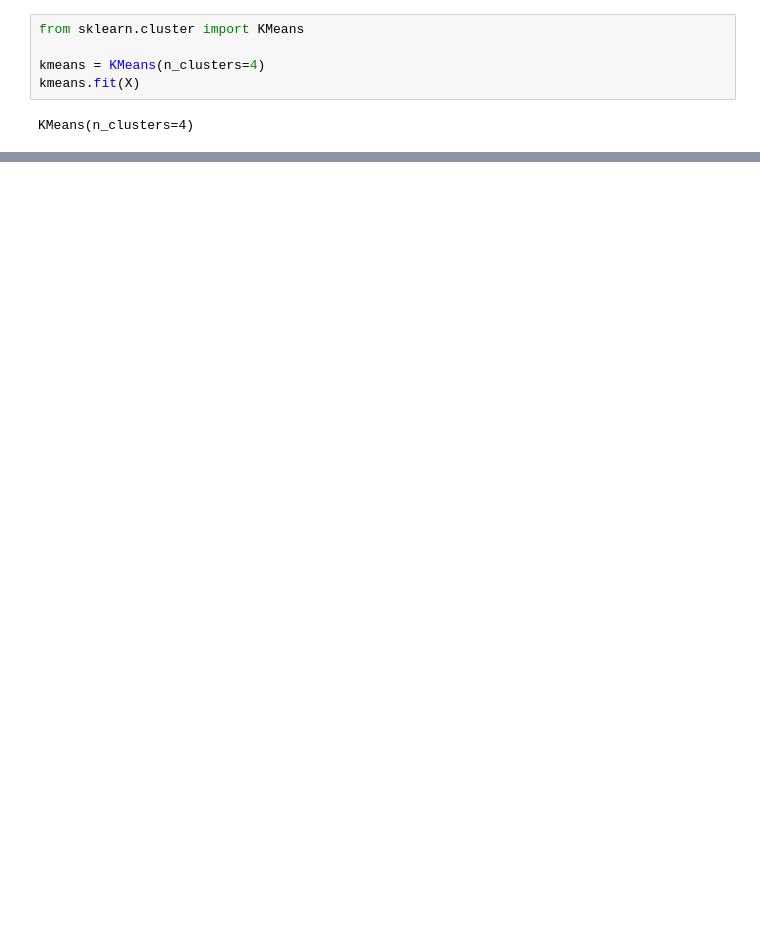
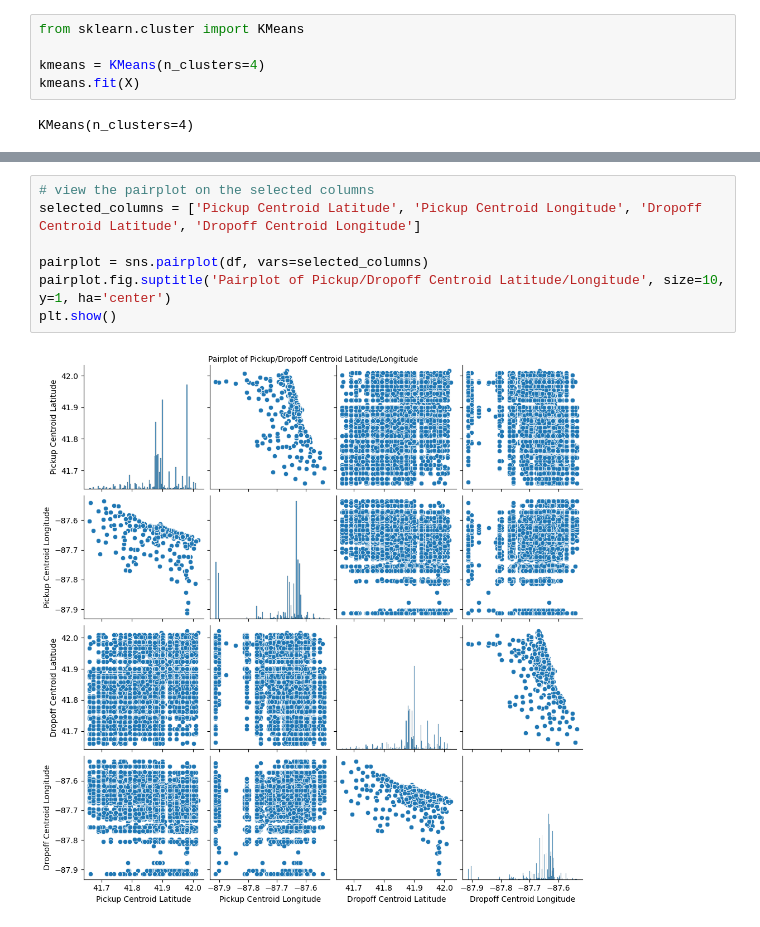
Before and after one commit to USFCA-CS663-Spring2024/kmeans-Qianru69, a Jupyter notebook: Assignment 2 - Clustering.ipynb, the cells around one changed output, grey strips where cells are left out. Cells and saved outputs as stored; diff of their text form; blank space fills up the shorter version.

```diff
--- a/Assignment 2 - Clustering.ipynb
+++ b/Assignment 2 - Clustering.ipynb
@@ -200,0 +354,9 @@ Two datasets included for this section:
+# %%
+# view the pairplot on the selected columns
+selected_columns = ['Pickup Centroid Latitude', 'Pickup Centroid Longitude', 'Dropoff Centroid Latitude', 'Dropoff Centroid Longitude']
+
+pairplot = sns.pairplot(df, vars=selected_columns)
+pairplot.fig.suptitle('Pairplot of Pickup/Dropoff Centroid Latitude/Longitude', size=10, y=1, ha='center')
+plt.show()
+# %% [output]
+[figure, added]
```
Also changed, not shown: parts of 52 cells of this notebook.
